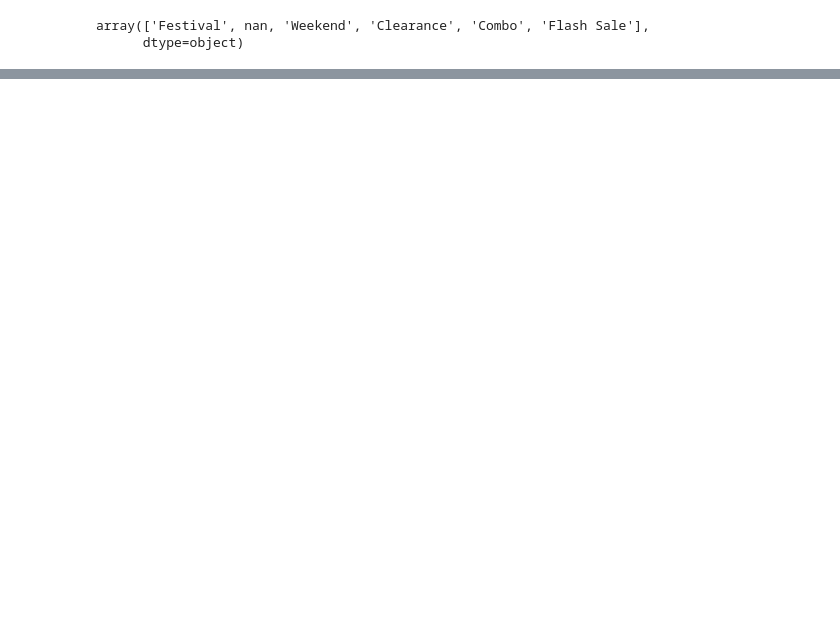
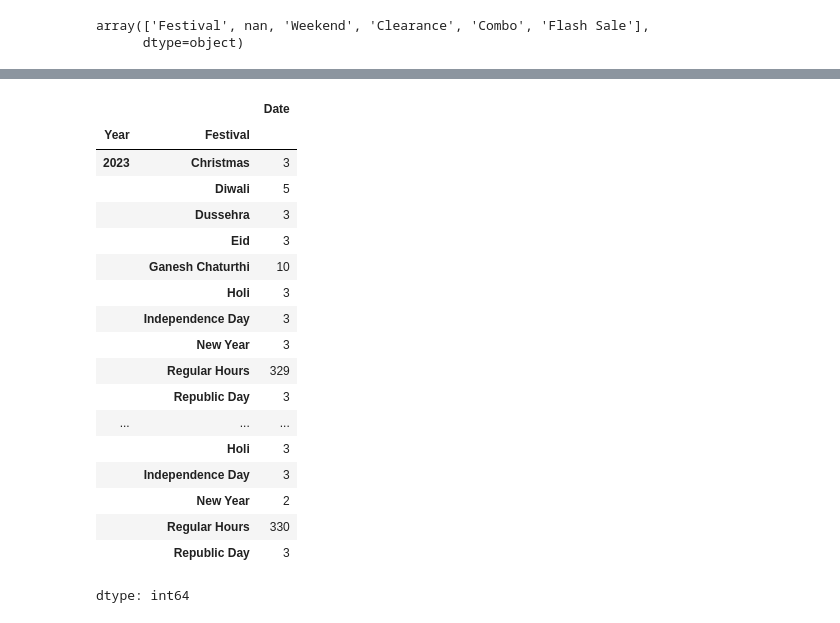
Before and after one commit to anaisrcast/Data-Science-Practice, a Jupyter notebook: Practice/Bakery_Sales.ipynb, the cells around one changed output, grey strips where cells are left out. Saved outputs shown, nothing was run; the diff lists cells and outputs as text; code cells hidden in the pictures; blank space fills up the shorter version.

Commit message:
Performing preliminary analysis on the dataset to determine next steps

```diff
--- a/Practice/Bakery_Sales.ipynb
+++ b/Practice/Bakery_Sales.ipynb
@@ -96,0 +170,23 @@ print(bake_df['Promotion_Type'].unique(), '\n', bake_df['Promotion_Status'].uniq
+# %%
+#The distribution of holidays within the dataset...
+bake_df.groupby(['Year','Festival'])['Date'].nunique()
+# %% [output]
+|  |  | Date |
+| Year | Festival |  |
+| 2023 | Christmas | 3 |
+|  | Diwali | 5 |
+|  | Dussehra | 3 |
+|  | Eid | 3 |
+|  | Ganesh Chaturthi | 10 |
+|  | Holi | 3 |
+|  | Independence Day | 3 |
+|  | New Year | 3 |
+|  | Regular Hours | 329 |
+|  | Republic Day | 3 |
+| ... | ... | ... |
+|  | Holi | 3 |
+|  | Independence Day | 3 |
+|  | New Year | 2 |
+|  | Regular Hours | 330 |
+|  | Republic Day | 3 |
+dtype: int64
```
Also changed, not shown: parts of 27 cells of this notebook.
